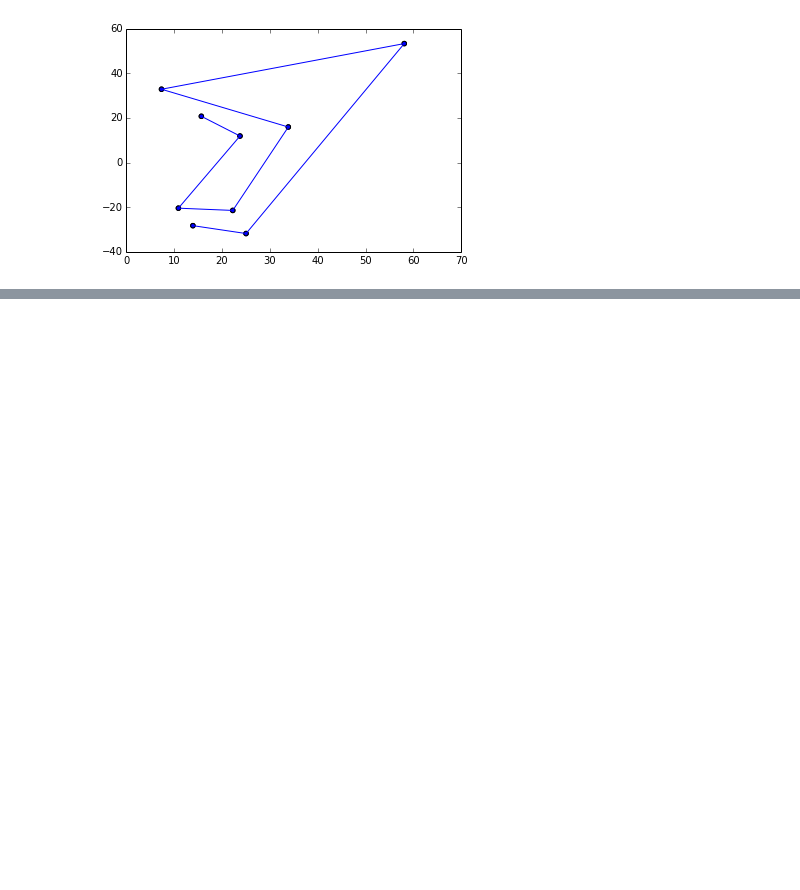
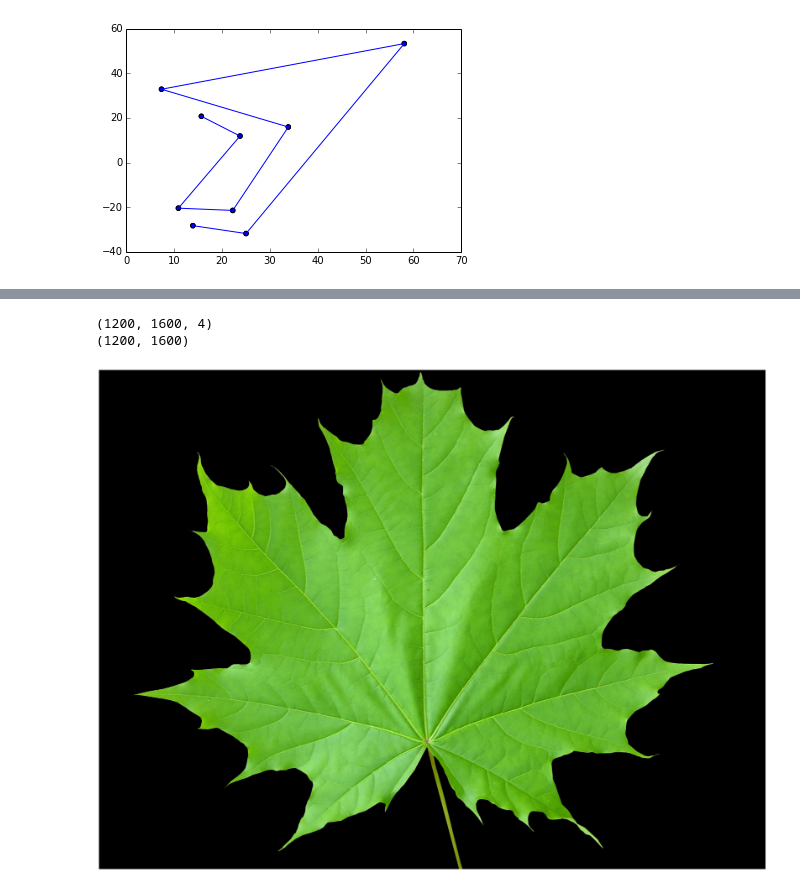
Before and after one commit to JENkt4k/pynotes-general, a Jupyter notebook: Complex Geo-spacial Algorithms.ipynb, the cells around one changed output, grey strips where cells are left out. Saved outputs shown, nothing was run; the diff lists cells and outputs as text; code cells hidden in the pictures; blank space fills up the shorter version.

```diff
--- a/Complex Geo-spacial Algorithms.ipynb
+++ b/Complex Geo-spacial Algorithms.ipynb
@@ -403,0 +475,33 @@ plt.show()
+# %%
+from PIL import Image
+
+im_orig = np.array(Image.open('green_leaves_PNG3678.png'))
+im_cnt = np.array(Image.open('same_size.png').convert('L'))
+
+print(im_orig.shape)
+print(im_cnt.shape)
+#print('Original dimensions: %s ' % (im_orig.shape))
+#print('Contour dimensions: %s' % (im_orig.shape))
+
+xpixels = im_orig.shape[1]
+ypixels = im_orig.shape[0]
+
+dpi = 72
+scalefactor = 1
+
+xinch = xpixels * scalefactor / dpi
+yinch = ypixels * scalefactor / dpi
+
+fig = plt.figure(figsize=(xinch,yinch))
+
+ax = plt.axes([0, 0, 1, 1], frame_on=False, xticks=[], yticks=[])
+
+ax.imshow(im_orig)
+ax.imshow(np.ma.masked_equal(im_cnt, 255), cmap=plt.cm.Greys_r)
+ax.imshow(im_orig)
+
+plt.savefig('overlay2.png', dpi=dpi, transparent=True)
+# %% [output]
+(1200, 1600, 4)
+(1200, 1600)
+[figure, added]
```
Also changed, not shown: parts of 12 cells of this notebook, 5 other files.
